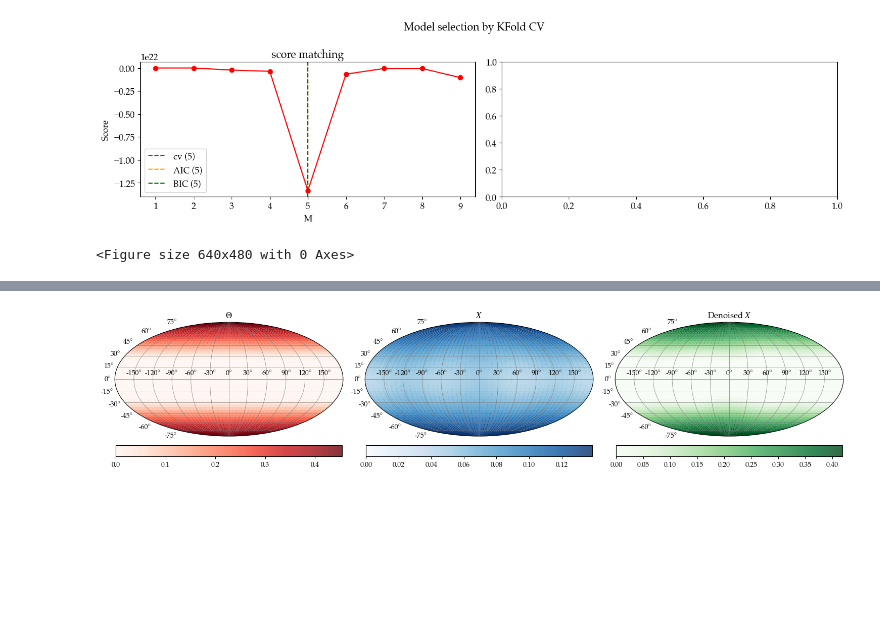
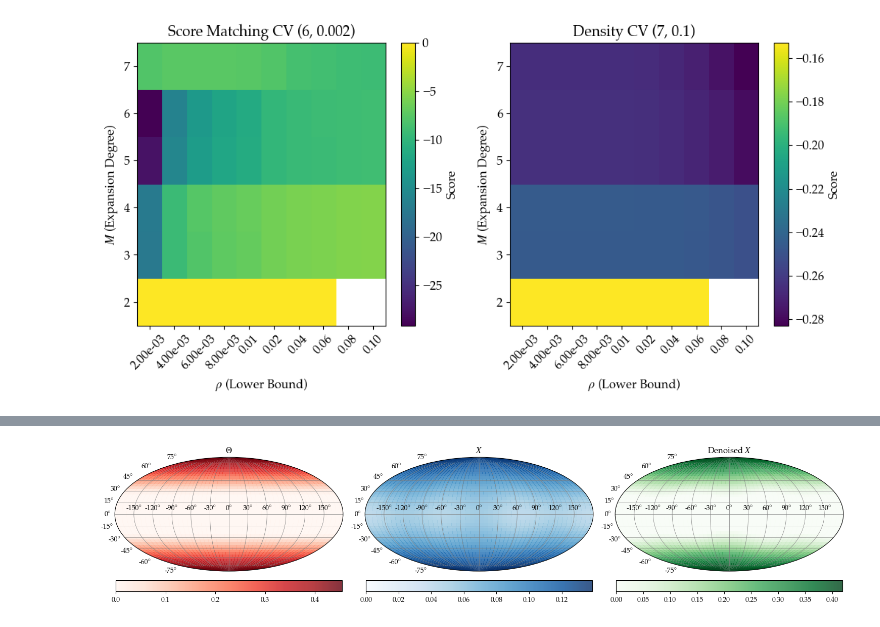
Before and after one commit to aqjaffe/RiemannianEB, a Jupyter notebook: src/examples/S2.ipynb, the cells around one changed output, grey strips where cells are left out. Cells and saved outputs as stored; diff of their text form; code cells hidden in the pictures; blank space fills up the shorter version.

```diff
--- a/src/examples/S2.ipynb
+++ b/src/examples/S2.ipynb
@@ -18,62 +19,19 @@ Theta = multimodal_sampler(manifold_type, n_samples, tau2, num_modes)
 X = manifold.random_riemannian_normal(Theta, 1./(sigma2), n_samples)
-# %%
-if True:
-    M_grid = np.arange(1, 10)
-
-    selectors = [
-        dict(
-            title="score matching",
-            func=select_M_by_scoreMatchingKFoldCV,
-            kwargs=dict(
-                n_splits=50,
-                return_scores=True,
-                random_state=None,
-                rho=1e-12,
-                tryearlystop=False,
-            ),
-            line_color="red",
-        ),
-        dict(
-            title="density matching",
-            func=select_M_by_DensityKFoldCV,
-            kwargs=dict(
-                n_splits=50,
-                return_scores=True,
-            ),
-            line_color="red",
-        ),
-    ]
-
-    results = []
-    for s in selectors:
-        Mstar, vals = s["func"](manifold_type, X, M_grid, **s["kwargs"])
-        results.append((s["title"], Mstar, vals, s["line_color"]))
-
-    fig, axs = plt.subplots(1, len(results), figsize=(14, 4), sharex=False, sharey=False)
-    fig.suptitle("Model selection by KFold CV")
-
-    if len(results) == 1:
-        axs = [axs]
-
-    vlines = [("cv", "red"), ("AIC", "orange"), ("BIC", "green")]
-
-    for ax, (title, Mstar, vals, line_color) in zip(axs, results):
-        M_grid_ = M_grid[: len(vals)]
-        ax.plot(M_grid_, vals, marker="o", color=line_color)
-
-        for key, c in vlines:
-            ax.axvline(Mstar[key], color=c, linestyle="--", label=f"{key} ({Mstar[key]})")
-
-        ax.set_title(title)
-        ax.set_xlabel("M")
-        ax.set_xticks(M_grid)
-        ax.set_ylabel("Score")
-        ax.legend()
-
-        plt.tight_layout()
-        plt.show()
-# %% [output]
-[figure, removed]
-<Figure size 640x480 with 0 Axes>
+# %%
+M_grid=np.arange(2, 8)
+# rho_grid = 0.0001,0.0005, 0.001, [0.0025, 0.005, 0.0075, 0.001, 0.025, 0.05, 0.075, 0.1, 0.25]
+rho_grid = [0.002, 0.004, 0.006, 0.008, 0.01, 0.02, 0.04, 0.06, 0.08, 0.1]
+fig, [axl,axr] = plt.subplots(1,2, figsize=(12,5))
+
+Mrho, cv_scores = select_M_rho_by_DensityKFoldCV(manifold_type, X, M_grid, rho_grid, n_splits=5, return_scores=True, random_state=42)
+plot_density_cv_scores(cv_scores, M_grid, rho_grid, ax=axr, title=f"Density CV {Mrho['cv']}")
+
+
+Mrho, cv_scores =  select_M_rho_by_scoreMatchingKFoldCV(manifold_type, X, M_grid, rho_grid, n_splits=5, return_scores=True, random_state=42)
+plot_density_cv_scores(cv_scores, M_grid, rho_grid, ax=axl, title=f"Score Matching CV {Mrho['cv']}")
+
+plt.show()
+# %% [output]
+[figure, added]
 # %%
 # for empirical density estimation
```
Also changed, not shown: parts of 7 cells of this notebook, 55 other files.
